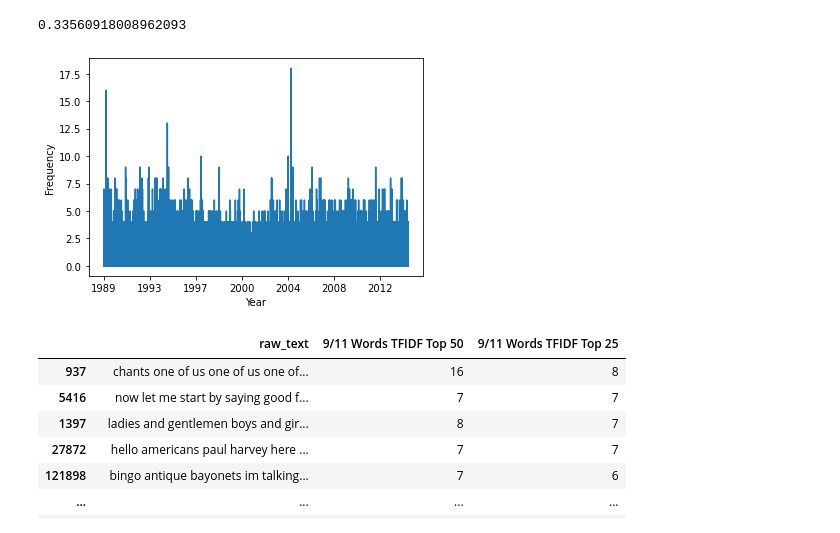
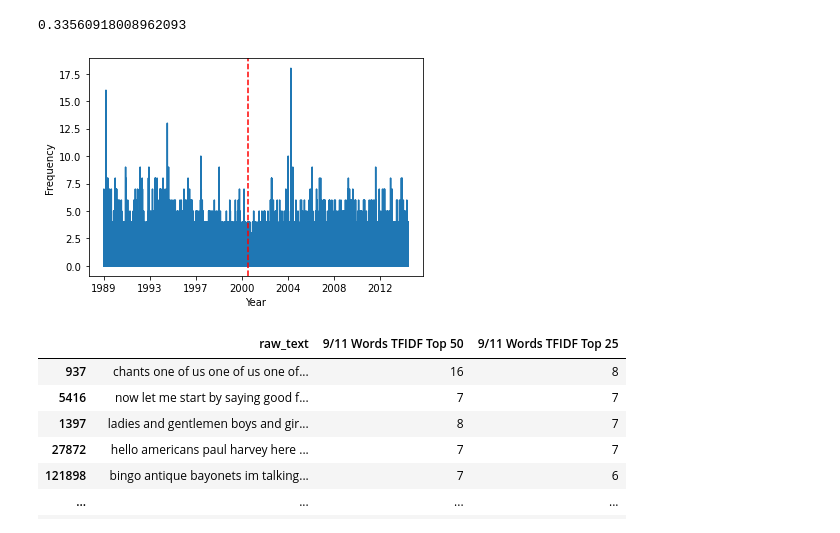
Before and after one commit to athena-xiourouppa/NLP-The-Simpsons-and-9-11, a Jupyter notebook: TF IDF Frequencies of 9-11 Words in The Simpsons.ipynb, the cells around one changed output. Cells and saved outputs as stored; diff of their text form; code cells hidden in the pictures.

```diff
--- a/TF IDF Frequencies of 9-11 Words in The Simpsons.ipynb
+++ b/TF IDF Frequencies of 9-11 Words in The Simpsons.ipynb
@@ -93,18 +93,21 @@ from operator import itemgetter
 # %%
 # Plot frequency over time
 fig, ax = plt.subplots()
 
 plt.plot(range(len(simpsons_script.index+1)), simpsons_script['9/11 Words TFIDF Top 50'])
 
 plt.xlabel("Year")
 ax.set_xticks((0,20000,40000,60000,80000,100000,120000))
 ax.set_xticklabels(itemgetter(0,20000,40000,60000,80000,100000,120000)(line_year))
 
+# Vertical line indicating 2001
+plt.axvline(x = 62639, color = 'r', linestyle = '--')
+
 plt.ylabel("Frequency")
-plt.savefig('lines_911_tfidf_top50auto.png')
+plt.savefig('lines_911_tfidf_top50auto.eps')
 plt.show()
 # %% [output]
-[figure, old version]
+[figure, new version]
 # %%
 # Import Top 25 from each
 %store -r bush_top25
```
Also changed, not shown: parts of 3 cells of this notebook, 3 other files.
